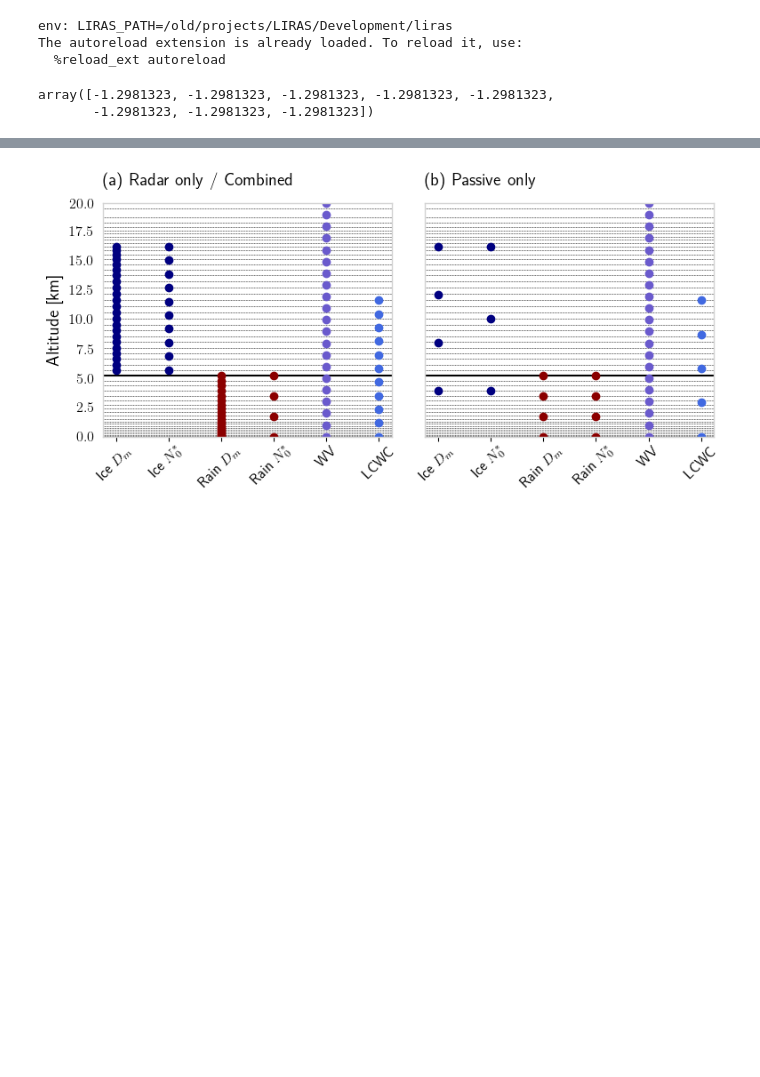
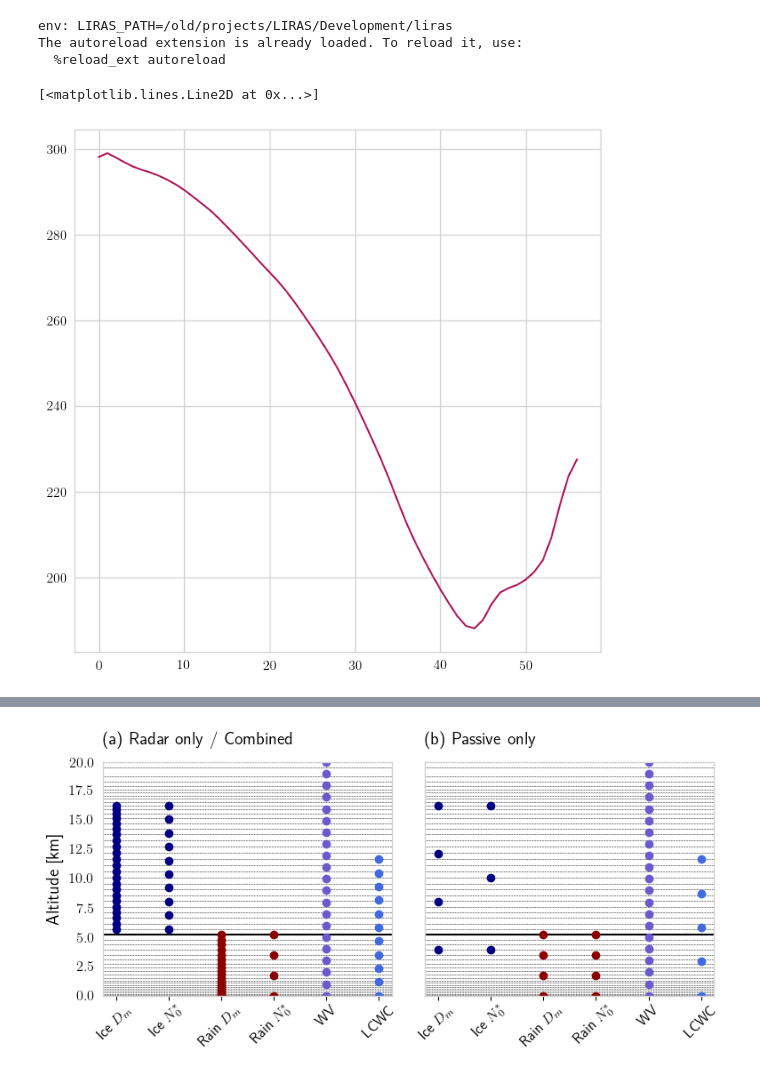
Before and after one commit to simonpf/mcrf, a Jupyter notebook: notebooks/liras/retrieval_sketch.ipynb, the cells around one changed output, grey strips where cells are left out. Saved outputs shown, nothing was run; the diff lists cells and outputs as text; code cells hidden in the pictures; blank space fills up the shorter version.

```diff
--- a/notebooks/liras/retrieval_sketch.ipynb
+++ b/notebooks/liras/retrieval_sketch.ipynb
@@ -121,8 +121,8 @@ reference_b = get_reference_data(scene = "b", i_start = 2200, i_end = 3000)
 # %%
 hmcs = [[reference_a[k] for k in ["iwc", "swc", "gwc", "hwc", "lwc", "rwc"]]]
 hmcs += [[reference_b[k] for k in ["iwc", "swc", "gwc", "hwc", "lwc", "rwc"]]]
-# %%
-np.array([x[200]] * 8)
-# %% [output]
-array([-1.2981323, -1.2981323, -1.2981323, -1.2981323, -1.2981323,
-       -1.2981323, -1.2981323, -1.2981323])
+# %%
+plt.plot(t_avg)
+# %% [output]
+[<matplotlib.lines.Line2D at 0x...>]
+[figure, added]
```
Also changed, not shown: parts of 8 cells of this notebook, 20 other files.
